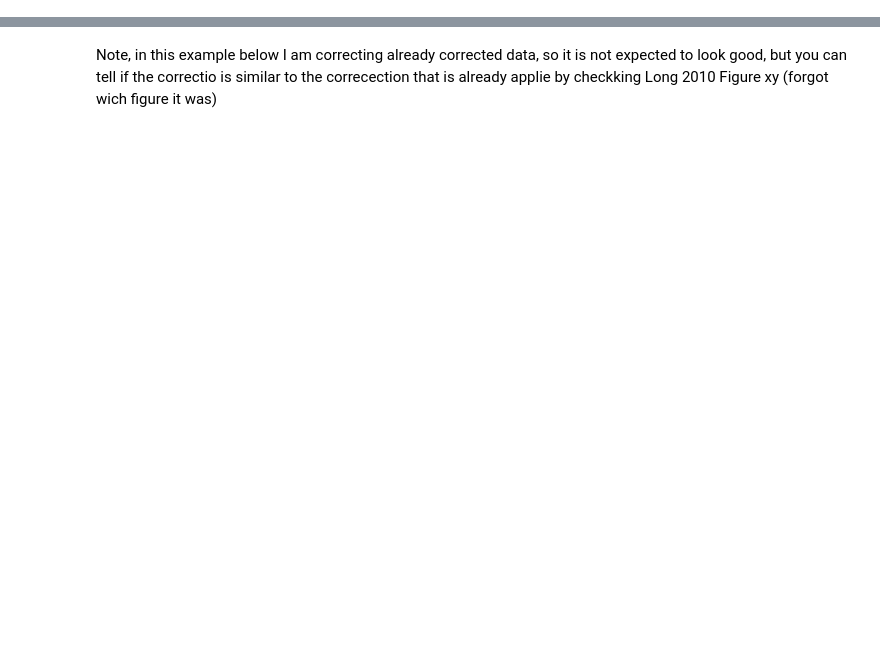
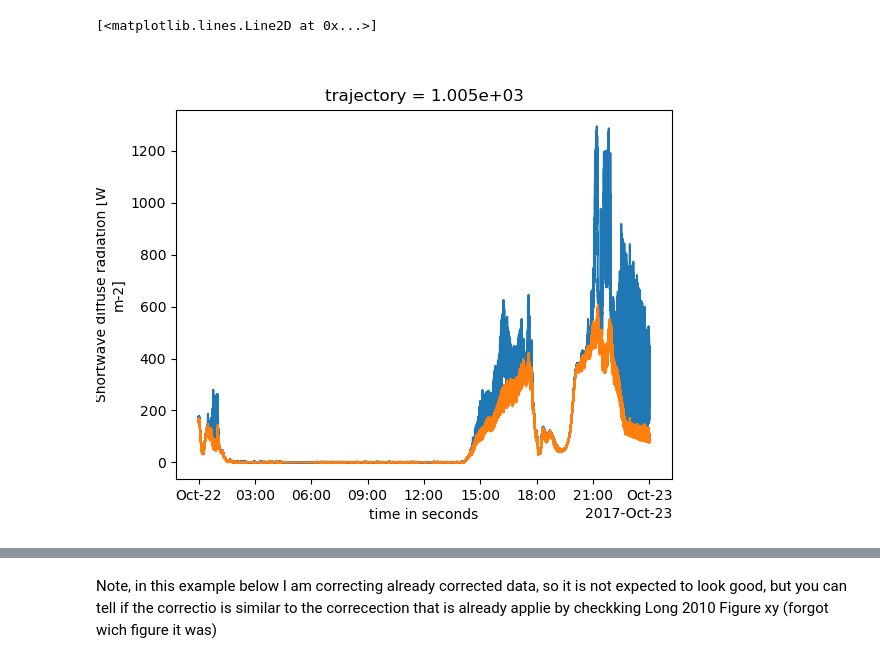
Before and after one commit to hagne/atm-py, a Jupyter notebook: examples/radiation/tilt_correction.ipynb, the cells around one changed output, grey strips where cells are left out. Saved outputs shown, nothing was run; the diff lists cells and outputs as text; code cells hidden in the pictures; blank space fills up the shorter version.

```diff
--- a/examples/radiation/tilt_correction.ipynb
+++ b/examples/radiation/tilt_correction.ipynb
@@ -0,0 +160,2 @@
+# %%
+ds = dso.set_coords("time").swap_dims({"row": "time"})
@@ -0,0 +220,8 @@
+# %%
+ds = dso.isel(trajectory = 0)
+# %%
+ds = ds.where(~ds.SW_IRRAD_TOTAL.isnull(),
+         drop = True
+        )
+# %%
+ds = ds.swap_dims({"obs": "time"})
@@ -0,0 +270,7 @@
+# %%
+f,a = plt.subplots()
+ds.SW_IRRAD_TOTAL.plot(marker = '', ax = a)
+ds.SW_IRRAD_DIFFUSE.plot(ax = a)
+# %% [output]
+[<matplotlib.lines.Line2D at 0x...>]
+[figure, added]
```
Also changed, not shown: parts of 56 cells of this notebook, 2 other files.
